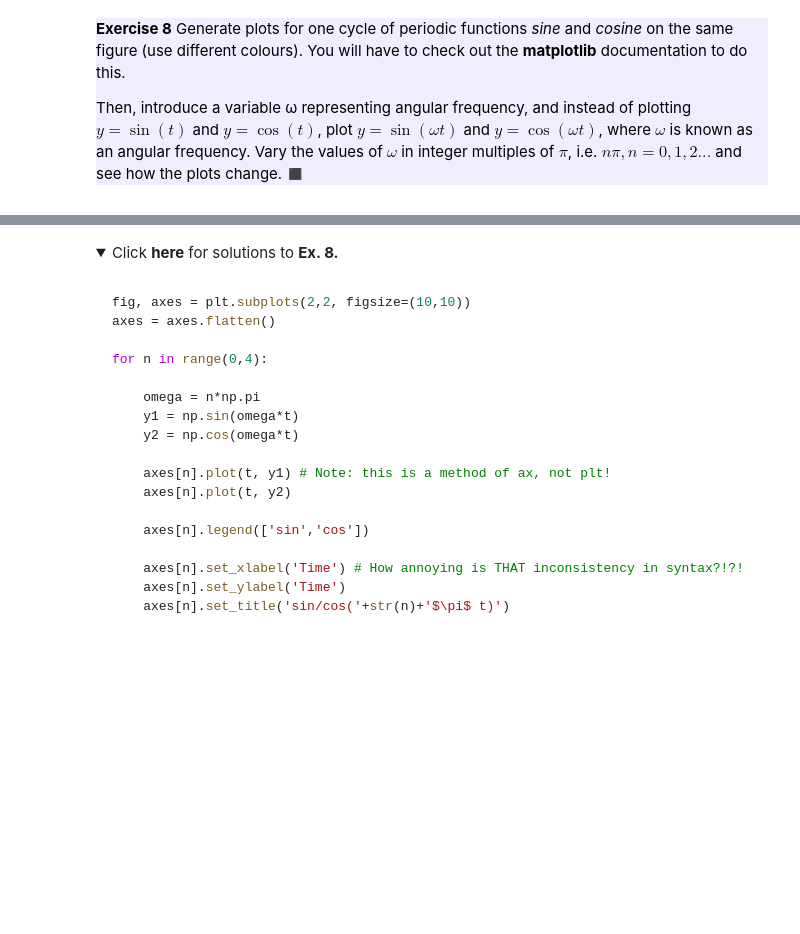
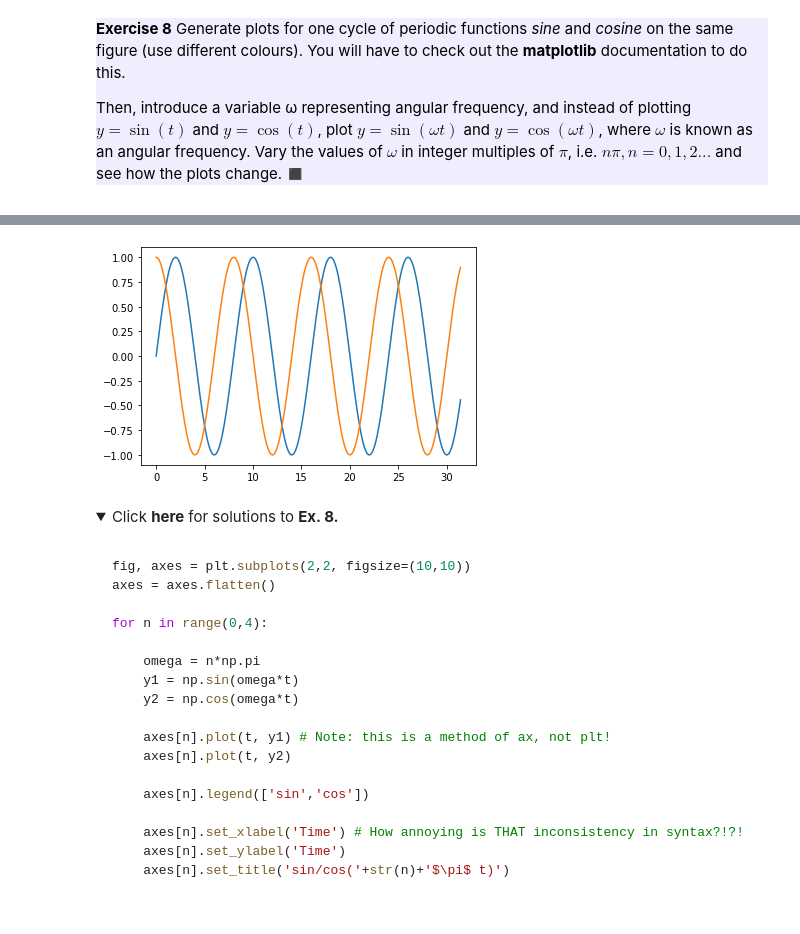
Before and after one commit to angr12/Image_Processing_Labs, a Jupyter notebook: PythonWarmup.ipynb, the cells around one changed output, grey strips where cells are left out. Drawn from its saved outputs; the diff is of its cells as text; code cells hidden in the pictures; folded sections open; blank space fills up the shorter version.

```diff
--- a/PythonWarmup.ipynb
+++ b/PythonWarmup.ipynb
@@ -910 +1107,12 @@ $y=\sin(\omega t)$ and $y=\cos(\omega t)$, where $\omega$ is known as an angular
+# %%
+import matplotlib.pyplot as plt
+import numpy as np
+n = 4
+w = 0.25*np.pi
+t = np.linspace(0,10*np.pi,300)
+plt.plot(t,np.sin(w*t))
+plt.plot(t,np.cos(w*t))
+plt.show()
+# %% [output]
+[figure, added]
 # %% [markdown]
```
Also changed, not shown: parts of 13 cells of this notebook.
